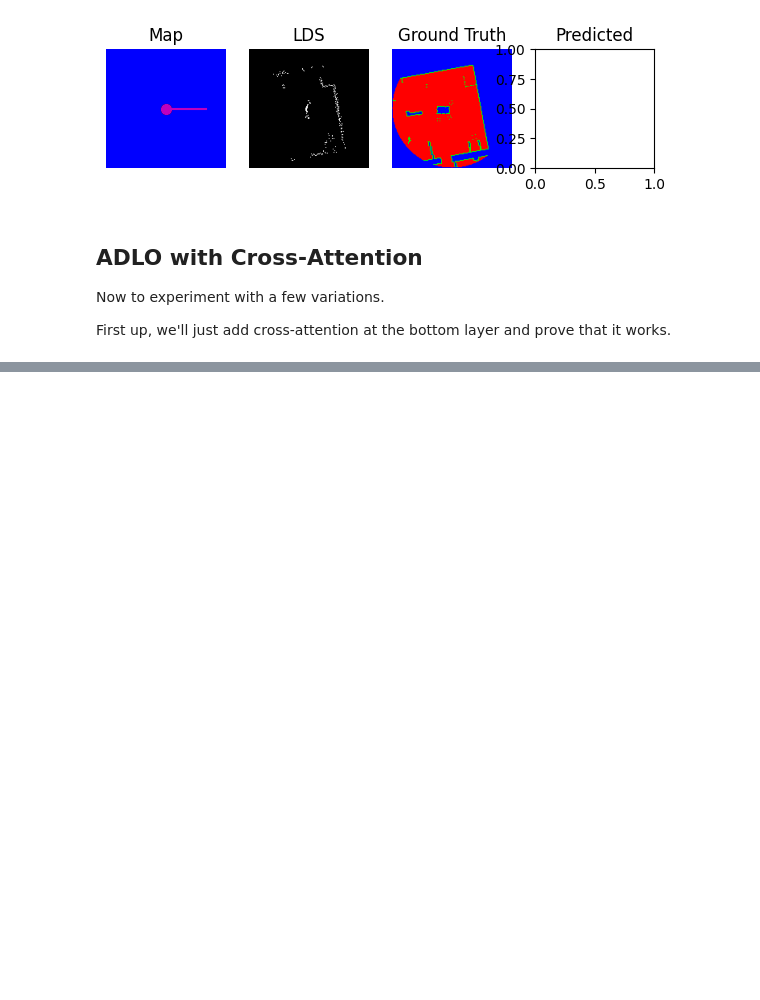
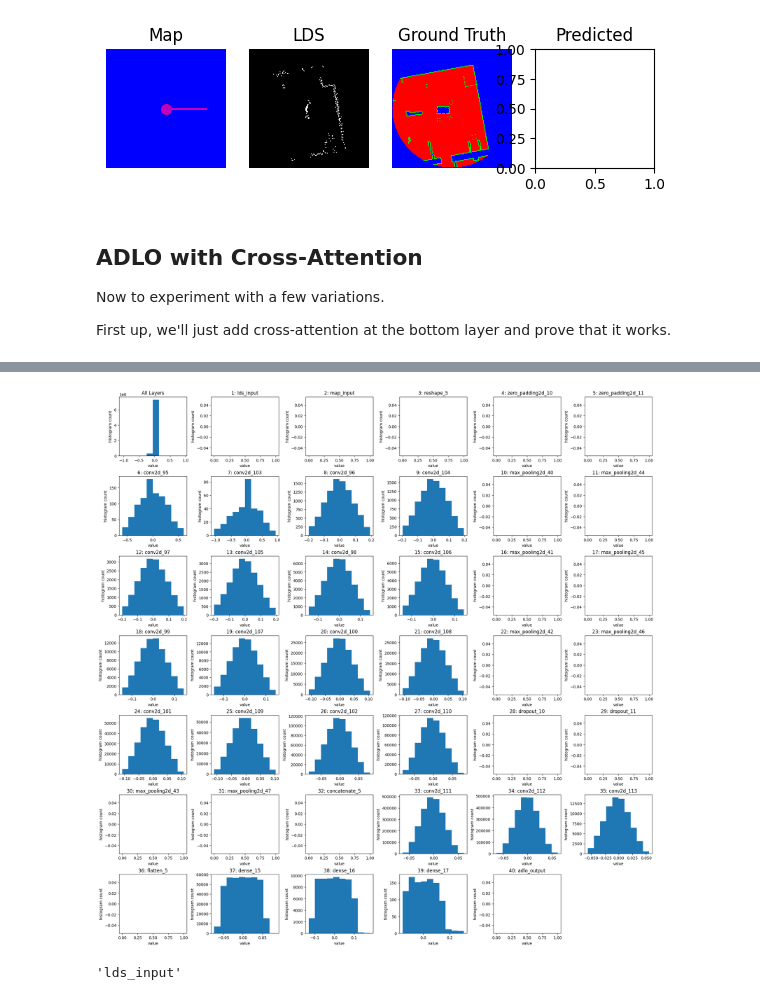
Before and after one commit to malcolmlett/robovac, a Jupyter notebook: Experiment_SLAM_6.ipynb, the cells around one changed output, grey strips where cells are left out. Cells and saved outputs as stored; diff of their text form; code cells hidden in the pictures; blank space fills up the shorter version.

```diff
--- a/Experiment_SLAM_6.ipynb
+++ b/Experiment_SLAM_6.ipynb
@@ -610,0 +970,47 @@ display_history(model_history)
+# %%
+def plot_weights(model, all_layers=False):
+  """
+  model - the model
+  """
+
+  # collect all variables across the entire model into a single flattened array
+  all_variables = []
+  for layer in model.layers:
+    for weight in layer.weights:
+      all_variables = np.append(all_variables, weight.numpy().flatten())
+
+  L = len(model.layers)
+  if all_layers:
+    plots_tot = L+1
+  else:
+    plots_tot = 1
+  plots_cols = math.floor(math.sqrt(plots_tot))
+  plots_rows = math.ceil(plots_tot / plots_cols)
+
+  plt.figure(layout='constrained', figsize=(20,20))
+
+  plt.subplot(plots_rows, plots_cols, 1)
+  plt.title("All Layers")
+  plt.hist(all_variables)
+  plt.xlabel("value")
+  plt.ylabel("histogram count")
+
+  if all_layers:
+    for l in range(L):
+      variables = []
+      for weight in model.layers[l].weights:
+        variables = np.append(variables, weight.numpy().flatten())
+      plt.subplot(plots_rows, plots_cols, l+2)
+      plt.title(f"{l+1}: {model.layers[l].name}")
+      plt.hist(variables)
+      plt.xlabel("value")
+      plt.ylabel("histogram count")
+  plt.show()
+
+plot_weights(model, all_layers=True)
+# %% [output]
+[figure, added]
+# %%
+model.layers[0].name
+# %% [output]
+'lds_input'
```
Also changed, not shown: parts of 20 cells of this notebook.
